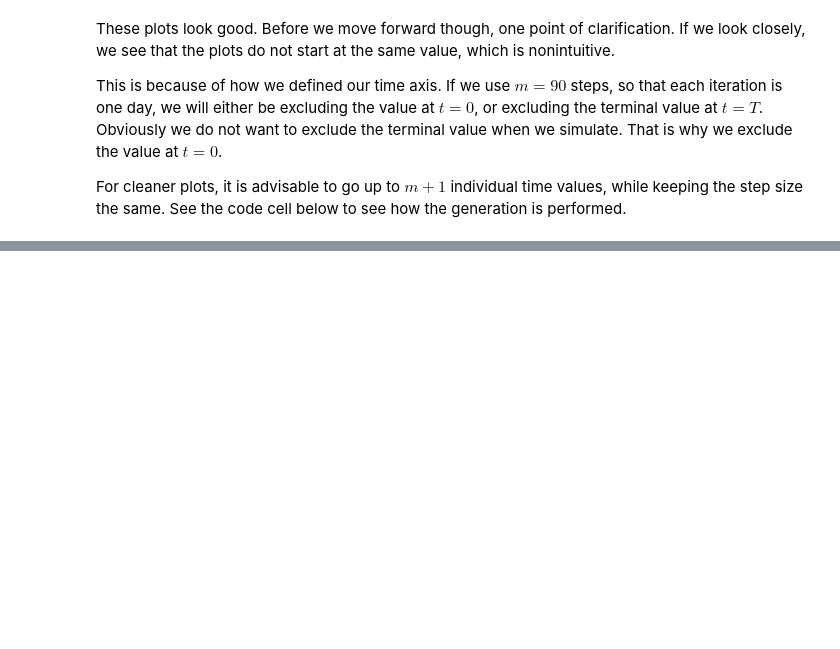
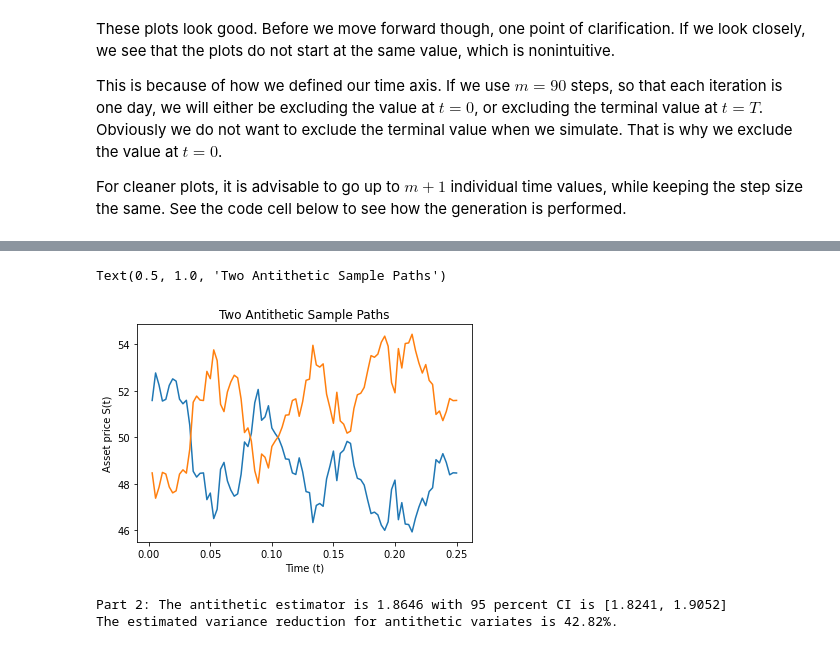
Before and after one commit to at672/CS-Options, a Jupyter notebook: Asian_Option_Variance_Reduction.ipynb, the cells around one changed output, grey strips where cells are left out. Cells and saved outputs as stored; diff of their text form; code cells hidden in the pictures; blank space fills up the shorter version.

Commit message:
Added antithetic

```diff
--- a/Asian_Option_Variance_Reduction.ipynb
+++ b/Asian_Option_Variance_Reduction.ipynb
@@ -130,0 +142,39 @@ len(Stilde)
+# %%
+# 2. Antithetic with random walk construction
+
+# Take first 5000 sample paths and create antithetic pairs
+Z_anti = np.concatenate((Z[0:reps//2, :], -Z[0:reps//2, :]), axis = 0)
+W_anti = np.cumsum(np.sqrt(T/m) * Z_anti, axis = 1)
+X_anti = (r - sigma**2/2) * T / m + sigma * W_anti
+S_anti = S0*np.exp(X_anti);
+
+
+#Plot 2 antithetic sample paths
+
+plt.plot(t, np.transpose(S_anti[[0,5000],:]))
+plt.xlabel('Time (t)')
+plt.ylabel('Asset price S(t)')
+plt.title('Two Antithetic Sample Paths')
+# %% [output]
+Text(0.5, 1.0, 'Two Antithetic Sample Paths')
+[figure, added]
+# %%
+# Calculate payoffs and average the antithetic pairs
+Sbar_anti = np.mean(S_anti, 1)
+Stilde_anti = sp.gmean(S_anti, 1)
+
+Y_anti = np.exp(-r*T) * np.maximum(Sbar_anti - K, 0)
+#Y_paired = (Y_anti(1:(reps/2),:) + Y_anti((reps/2+1):reps,:))/2
+Y_paired = (Y_anti[0:reps//2] + Y_anti[reps//2:]) / 2.0
+# Calculate antithetic estimator, 95% CI, and variance reduction
+Ybar_anti = np.mean(Y_paired);
+s_anti = np.std(Y_paired);
+#Note that change from reps to reps/2 when computing square root. We are working with less samples.
+CI_anti = [Ybar_anti - 1.96*s_anti/np.sqrt(reps/2), Ybar_anti + 1.96*s_anti/np.sqrt(reps/2)]
+print(f'Part 2: The antithetic estimator is {Ybar_anti:.4f} with 95 percent CI is [{CI_anti[0]:.4f}, {CI_anti[1]:.4f}]')
+
+var_red_anti = 1 - (s_anti**2/(reps/2))/(s_MC**2/reps)
+print(f'The estimated variance reduction for antithetic variates is {var_red_anti:.2%}.')
+# %% [output]
+Part 2: The antithetic estimator is 1.8646 with 95 percent CI is [1.8241, 1.9052]
+The estimated variance reduction for antithetic variates is 42.82%.
```
Also changed, not shown: parts of 9 cells of this notebook.
